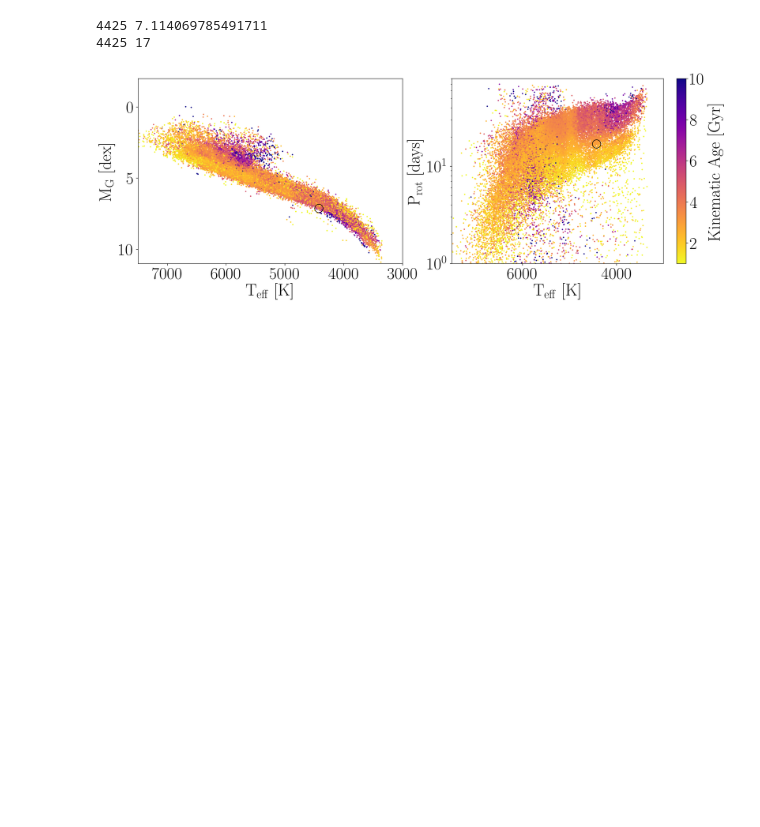
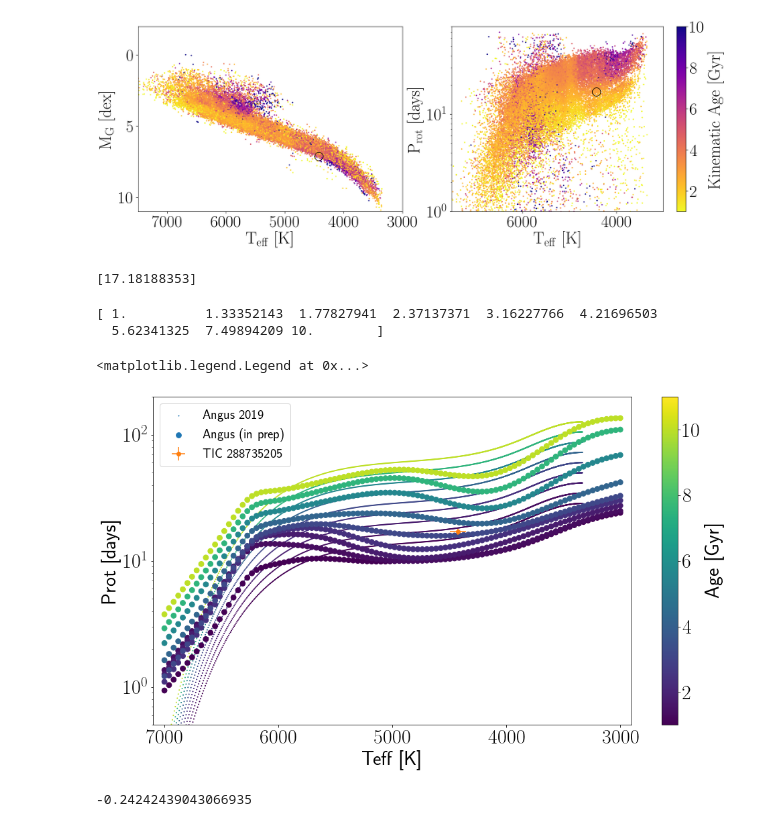
Before and after one commit to RuthAngus/misc, a Jupyter notebook: Caroline_Piaulet.ipynb, the cells around one changed output. Cells and saved outputs as stored; diff of their text form; code cells hidden in the pictures; blank space fills up the shorter version.

```diff
--- a/Caroline_Piaulet.ipynb
+++ b/Caroline_Piaulet.ipynb
@@ -44,16 +44,74 @@ ax1.plot(teff, abs_G, "o", color="none", mec="k", ms=15, zorder=1)
 
 ax2 = fig.add_subplot(122)
 cb = ax2.scatter(df.teff, df.prot, c=df.kin_age, vmin=1, vmax=10, cmap="plasma_r", s=2, zorder=0)#, alpha=.5)
-ax1.set_xlim(7500, 3000)
-ax1.set_ylim(1, 80)
-ax1.set_xlabel("$\mathrm{T_{eff}~[K]}$")
-ax1.set_ylabel("$\mathrm{P_{rot}~[days]}$")
-ax1.set_yscale("log")
-ax1.plot(teff, prot, "o", color="none", mec="k", ms=15, zorder=1)
+ax2.set_xlim(7500, 3000)
+ax2.set_ylim(1, 80)
+ax2.set_xlabel("$\mathrm{T_{eff}~[K]}$")
+ax2.set_ylabel("$\mathrm{P_{rot}~[days]}$")
+ax2.set_yscale("log")
+ax2.plot(teff, prot, "o", color="none", mec="k", ms=15, zorder=1)
 
 plt.colorbar(cb, label="$\mathrm{Kinematic~Age~[Gyr]}$")
 plt.tight_layout()
 # %% [output]
-4425 7.114069785491711
-4425 17
 [figure]
+# %%
+import stardate2 as sd2
+
+gp = sd2.GP_model()
+print(gp.pred_at(np.log10(3.5e9), teff))
+# %% [output]
+[17.18188353]
+# %%
+test_ages = np.linspace(9, 10, 9)
+test_teffs = np.linspace(3000, 7000, 100)
+print(1e-9*(10**test_ages))
+# %% [output]
+[ 1.          1.33352143  1.77827941  2.37137371  3.16227766  4.21696503
+  5.62341325  7.49894209 10.        ]
+# %%
+prots = np.zeros((len(test_ages), len(test_teffs)))
+for i, a in enumerate(test_ages):
+    for j, t in enumerate(test_teffs):
+        prots[i, j] = gp.pred_at(a, t)
+# %%
+import kinematics_and_rotation as kr
+
+plt.figure(figsize=(16, 9))
+
+# logages = np.log10(np.arange(1, 10)*1e9)
+bprps = np.linspace(.4, 2.7, 1000)
+teffs = kr.bprp_to_teff(bprps)
+for i, a in enumerate(test_ages[:-1]):
+    _age = (10**test_ages[i])*1e-9
+    plt.scatter(teffs, sd2.angus_2019_model(a, bprps), c=np.ones(len(teffs))*_age, s=1,
+                vmin=1, vmax=11, zorder=0)
+_age = (10**test_ages[-1])*1e-9
+plt.scatter(teffs, sd2.angus_2019_model(test_ages[-1], bprps), c=np.ones(len(teffs))*_age, s=1,
+            vmin=1, vmax=11, zorder=0, label="Angus 2019")
+
+for i, p in enumerate(prots[:-1]):
+    _age = (10**test_ages[i])*1e-9
+    plt.scatter(test_teffs, p, c=np.ones(len(p))*_age, vmin=1, vmax=11, s=60,
+               zorder=1)
+_age = (10**test_ages[-1])*1e-9
+plt.scatter(test_teffs, prots[-1], c=np.ones(len(p))*_age, vmin=1, vmax=11, s=60,
+            zorder=1, label="Angus (in prep)")
+
+plt.colorbar(label=("Age [Gyr]"))
+plt.errorbar(teff, prot, fmt="C1o", yerr=1, xerr=70, label="TIC 288735205")
+
+plt.gca().invert_xaxis()
+plt.yscale("log")
+plt.xlabel("Teff [K]")
+plt.ylabel("Prot [days]")
+plt.ylim(.5, 200)
+plt.xlim(7100, 2900)
+plt.legend()
+# %% [output]
+<matplotlib.legend.Legend at 0x...>
+[figure, added]
+# %%
+print(sd2.lnprob(np.log10(1e9), prot, 1, bp-rp, sd2.angus_2019_model))
+# %% [output]
+-0.24242439043066935
```
Also changed, not shown: parts of 9 cells of this notebook, 1 other file.
